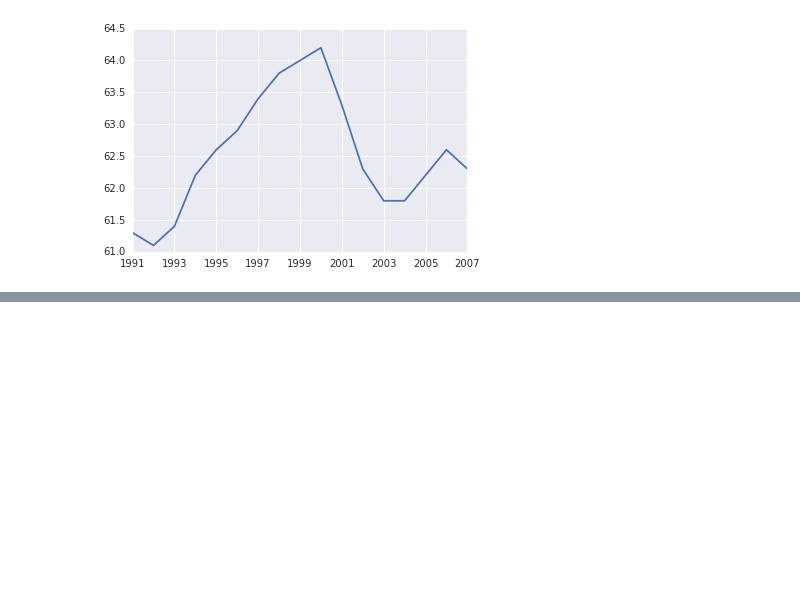
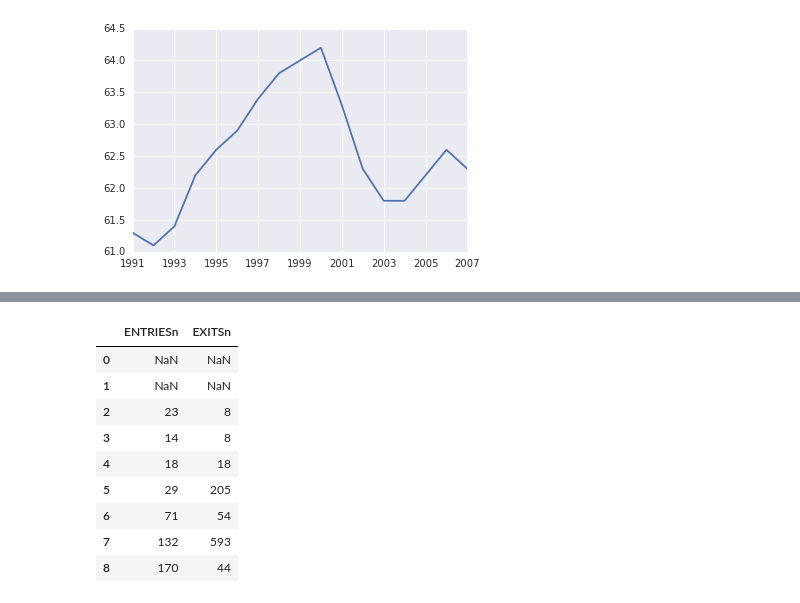
Before and after one commit to wuhao007/ud170, a Jupyter notebook: Lesson.ipynb, the cells around one changed output, grey strips where cells are left out. Drawn from its saved outputs; the diff is of its cells as text; code cells hidden in the pictures; blank space fills up the shorter version.

```diff
--- a/Lesson.ipynb
+++ b/Lesson.ipynb
@@ -508,0 +616,56 @@ print correlation(entries, cum_entries)
+# %%
+import numpy as np
+
+values = np.array([1, 3, 2, 4, 1, 6, 4])
+example_df = pd.DataFrame({
+    'value': values,
+    'even': values % 2 == 0,
+    'above_three': values > 3
+}, index=['a', 'b', 'c', 'd', 'e', 'f', 'g'])
+
+# Change False to True for each block of code to see what it does
+
+# Standardize each group
+if False:
+    def standardize(xs):
+        return (xs - xs.mean()) / xs.std()
+    grouped_data = example_df.groupby('even')
+    print grouped_data['value'].apply(standardize)
+
+# Find second largest value in each group
+if False:
+    def second_largest(xs):
+        sorted_xs = xs.sort_values(inplace=False, ascending=False)
+        return sorted_xs.iloc[1]
+    grouped_data = example_df.groupby('even')
+    print grouped_data['value'].apply(second_largest)
+
+ridership_df = pd.DataFrame({
+    'UNIT': ['R051', 'R079', 'R051', 'R079', 'R051', 'R079', 'R051', 'R079', 'R051'],
+    'TIMEn': ['00:00:00', '02:00:00', '04:00:00', '06:00:00', '08:00:00', '10:00:00', '12:00:00', '14:00:00', '16:00:00'],
+    'ENTRIESn': [3144312, 8936644, 3144335, 8936658, 3144353, 8936687, 3144424, 8936819, 3144594],
+    'EXITSn': [1088151, 13755385,  1088159, 13755393,  1088177, 13755598, 1088231, 13756191,  1088275]
+})
+
+def get_hourly_entries_and_exits(entries_and_exits):
+    '''
+    Fill in this function to take a DataFrame with cumulative entries
+    and exits and return a DataFrame with hourly entries and exits.
+    The hourly entries and exits should be calculated separately for
+    each station (the 'UNIT' column).
+    '''
+    def hourly_for_group(entries_and_exits):
+        return entries_and_exits - entries_and_exits.shift(1)
+    return entries_and_exits.groupby('UNIT')[['ENTRIESn', 'EXITSn']].apply(hourly_for_group)
+get_hourly_entries_and_exits(ridership_df)
+# %% [output]
+|  | ENTRIESn | EXITSn |
+| 0 | NaN | NaN |
+| 1 | NaN | NaN |
+| 2 | 23 | 8 |
+| 3 | 14 | 8 |
+| 4 | 18 | 18 |
+| 5 | 29 | 205 |
+| 6 | 71 | 54 |
+| 7 | 132 | 593 |
+| 8 | 170 | 44 |
```
Also changed, not shown: parts of 6 cells of this notebook.
